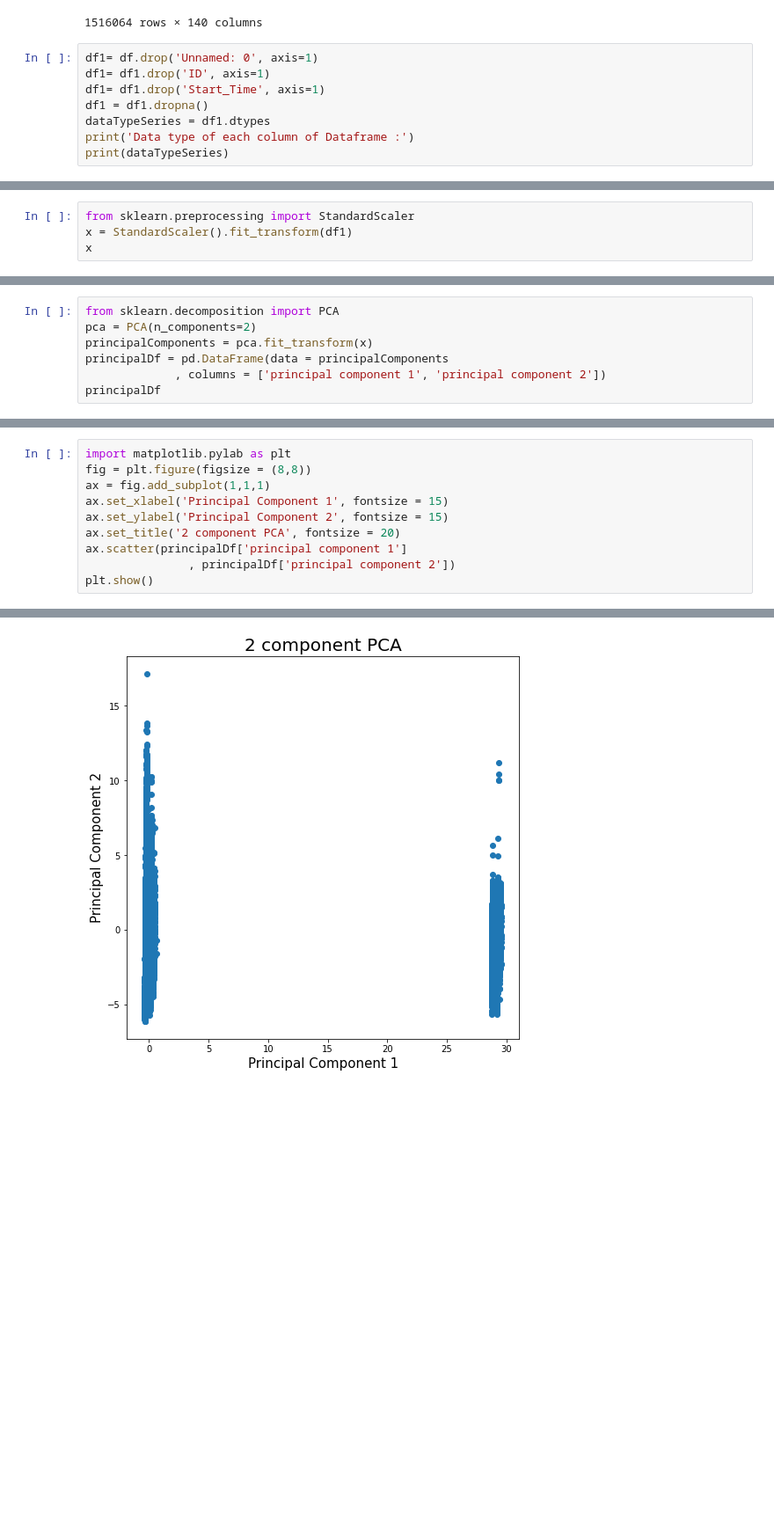
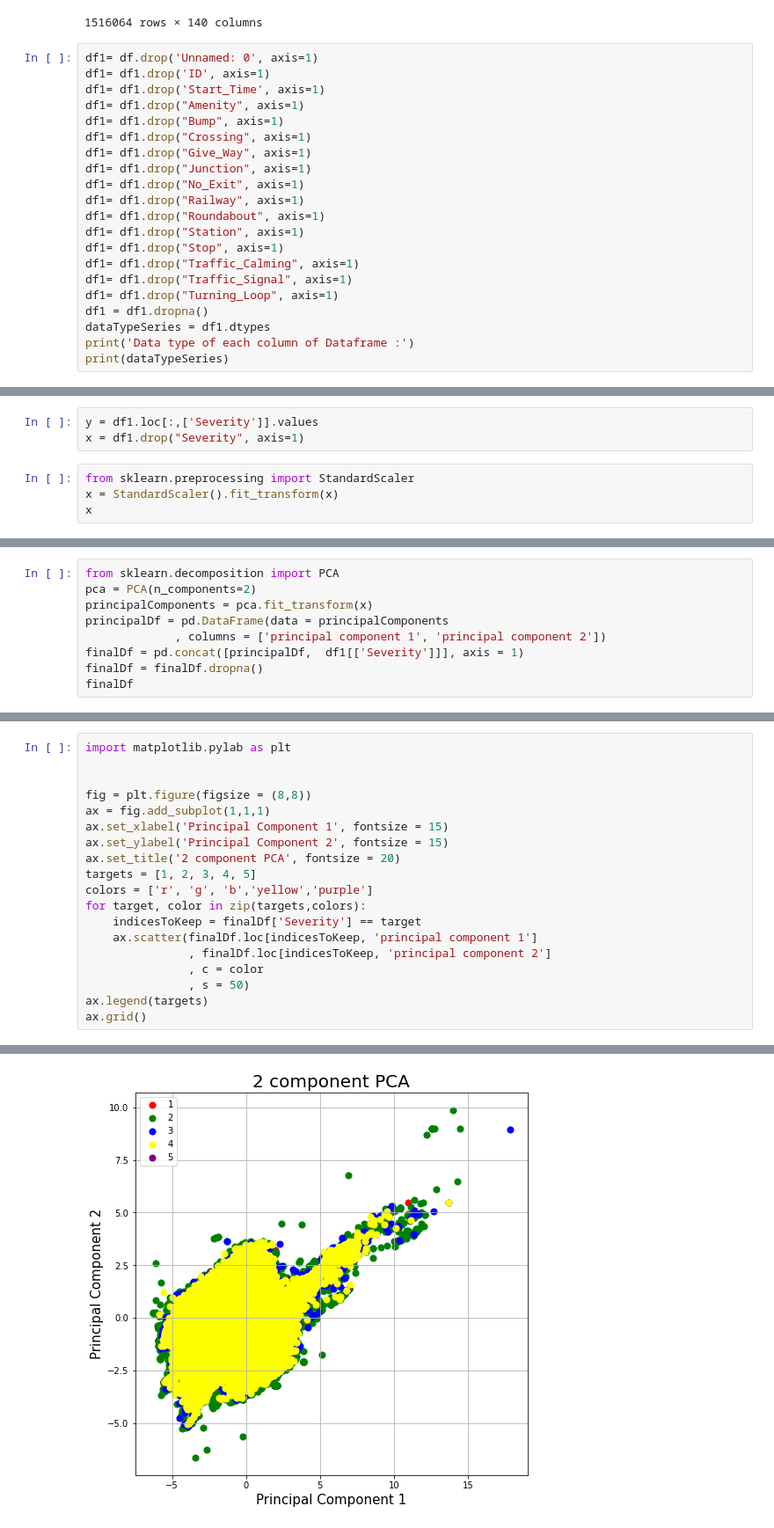
Before and after one commit to lisa8633/6242Project, a Jupyter notebook: PCA.ipynb, the cells around one changed output, grey strips where cells are left out. Shown at 88% size. Saved outputs shown, nothing was run; the diff lists cells and outputs as text; blank space fills up the shorter version.

```diff
--- a/PCA.ipynb
+++ b/PCA.ipynb
@@ -21,6 +21,19 @@ df
 df1= df.drop('Unnamed: 0', axis=1)
 df1= df1.drop('ID', axis=1)
 df1= df1.drop('Start_Time', axis=1)
+df1= df1.drop("Amenity", axis=1)
+df1= df1.drop("Bump", axis=1)
+df1= df1.drop("Crossing", axis=1)
+df1= df1.drop("Give_Way", axis=1)
+df1= df1.drop("Junction", axis=1)
+df1= df1.drop("No_Exit", axis=1)
+df1= df1.drop("Railway", axis=1)
+df1= df1.drop("Roundabout", axis=1)
+df1= df1.drop("Station", axis=1)
+df1= df1.drop("Stop", axis=1)
+df1= df1.drop("Traffic_Calming", axis=1)
+df1= df1.drop("Traffic_Signal", axis=1)
+df1= df1.drop("Turning_Loop", axis=1)
 df1 = df1.dropna()
 dataTypeSeries = df1.dtypes
 print('Data type of each column of Dataframe :')
@@ -42,5 +55,8 @@ Length: 137, dtype: object
+# %%
+y = df1.loc[:,['Severity']].values
+x = df1.drop("Severity", axis=1)
 # %%
 from sklearn.preprocessing import StandardScaler
-x = StandardScaler().fit_transform(df1)
+x = StandardScaler().fit_transform(x)
 x
 # %% [output]
@@ -63,5 +79,7 @@ pca = PCA(n_components=2)
 principalComponents = pca.fit_transform(x)
 principalDf = pd.DataFrame(data = principalComponents
              , columns = ['principal component 1', 'principal component 2'])
-principalDf
+finalDf = pd.concat([principalDf,  df1[['Severity']]], axis = 1)
+finalDf = finalDf.dropna()
+finalDf
 # %% [output]
@@ -81,11 +99,20 @@ principalDf
 # %%
 import matplotlib.pylab as plt
+
+
 fig = plt.figure(figsize = (8,8))
 ax = fig.add_subplot(1,1,1)
 ax.set_xlabel('Principal Component 1', fontsize = 15)
 ax.set_ylabel('Principal Component 2', fontsize = 15)
 ax.set_title('2 component PCA', fontsize = 20)
-ax.scatter(principalDf['principal component 1']
-               , principalDf['principal component 2'])
-plt.show()
+targets = [1, 2, 3, 4, 5]
+colors = ['r', 'g', 'b','yellow','purple']
+for target, color in zip(targets,colors):
+    indicesToKeep = finalDf['Severity'] == target
+    ax.scatter(finalDf.loc[indicesToKeep, 'principal component 1']
+               , finalDf.loc[indicesToKeep, 'principal component 2']
+               , c = color
+               , s = 50)
+ax.legend(targets)
+ax.grid()
 # %% [output]
@@ -93 +119 @@ plt.show()
-[figure, old version]
+[figure, new version]
```
Also changed, not shown: parts of 4 cells of this notebook, 1 other file.
